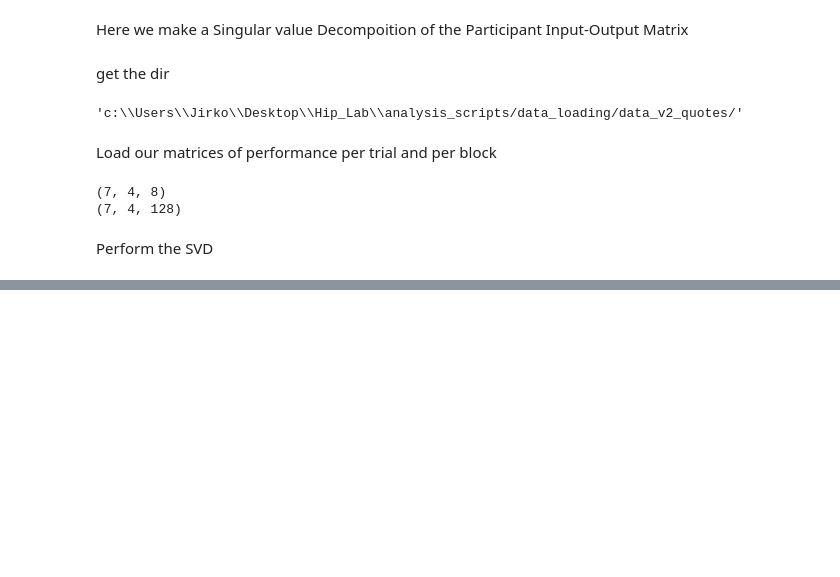
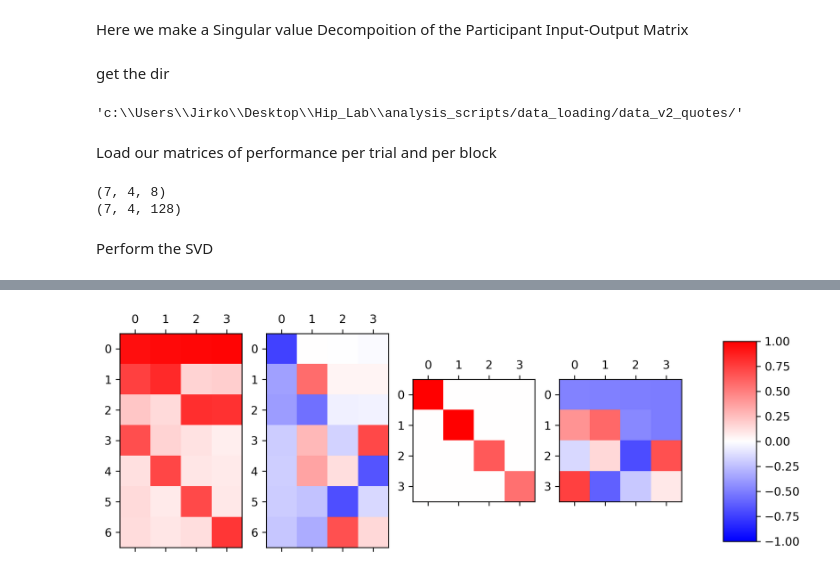
Before and after one commit to JirkoRu/analysis_scripts, a Jupyter notebook: SVD_Plot/SVD_plot.ipynb, the cells around one changed output, grey strips where cells are left out. Saved outputs shown, nothing was run; the diff lists cells and outputs as text; code cells hidden in the pictures; blank space fills up the shorter version.

Commit message:
made first SVD Plot

```diff
--- a/SVD_Plot/SVD_plot.ipynb
+++ b/SVD_Plot/SVD_plot.ipynb
@@ -32,4 +33,15 @@ print(in_out_matrix_trialwise.shape)
 Perform the SVD
 # %%
 # u corresponds to left singular vectors, vt to right singular vectors, and s has singular values on the diagonal
-u, s, vt = np.linalg.svd(in_out_matrix[:,:,0], full_matrices=True)
+test = in_out_matrix[:,:,7]
+u, s, vt = np.linalg.svd(test, full_matrices=False)
+s = np.diag(s)
+
+# change the sign of singular vectors for comparability with saxe et al. 2019
+u[:,[0,2,3]] *= -1
+vt[[0,2,3], :] *= -1
+
+print(in_out_matrix[:,:,7].shape)
+print(u.shape, s.shape, vt.shape)
+print(u)
+print(s)
@@ -35,0 +64,73 @@ u, s, vt = np.linalg.svd(in_out_matrix[:,:,0], full_matrices=True)
+# %%
+# custom function for the cmap
+
+def truncate_colormap(cmap, minval=0.0, maxval=1.0, n=100):
+    new_cmap = colors.LinearSegmentedColormap.from_list(
+        'trunc({n},{a:.2f},{b:.2f})'.format(n=cmap.name, a=minval, b=maxval),
+        cmap(np.linspace(minval, maxval, n)))
+    return new_cmap
+
+
+def plot_SVD(u, s, vt, in_out_matrix, fig_name, fig_title, unit_str, increment):
+    # Define figure
+    fig, axes = plt.subplots(1, 4, figsize=(10, 4), dpi=300, facecolor='w')
+    cmap = plt.get_cmap('bwr')
+    # cmap = truncate_colormap(cmap, 0, 1)
+
+    # list of input, singular vectors and singular values for looping
+    matrices = [in_out_matrix, u, s, vt]
+
+    # Average per bloc
+    for i, ax in enumerate(axes.flatten()):
+        im = ax.matshow(matrices[i], cmap=cmap, vmin = -1, vmax = 1)
+
+    # # remove the ticks and make tick labels
+    # y_tick_labels = ['Derd','Lorp','Reng','Stad', 'Blap', 'Culp', 'Wost']
+    # x_tick_labels = ['Class 1/2', 'Class 3/4', 'Class 5/6', 'Class 7/8']
+
+    # for i, ax in enumerate(axes.flatten()):
+
+    #     ax.set_title(unit_str + " " + str(i* increment+1), fontweight='bold', fontsize = 10)
+
+    #     # make grid
+    #     ax.set_xticks(np.arange(-.5, len(x_tick_labels)), minor=True)
+    #     ax.set_yticks(np.arange(-.5, len(y_tick_labels)), minor=True)
+    #     # Gridlines based on minor ticks
+    #     ax.grid(which='minor', color='k', linestyle='-', linewidth=1)
+
+    #     # remove ticks
+    #     ax.tick_params(which='both', left=False, right=False, top=False, bottom=False, pad=1)
+
+    #     ax.set_xticks(range(len(x_tick_labels)))
+    #     ax.set_xticklabels(x_tick_labels, rotation= -45, fontsize=6, ha="left", rotation_mode="anchor")
+
+    #     if i % 4 == 0:
+    #         ax.set_ylabel("Properties",fontweight='bold', fontsize = 12)
+    #         ax.set_yticks(range(len(y_tick_labels)))
+    #         ax.set_yticklabels(y_tick_labels, fontsize=7)
+    #         ax.tick_params(labeltop=False, labelbottom = True)
+
+    #     else:
+    #         ax.tick_params(labelleft=False, labeltop=False, labelbottom = True)
+
+    # add a supertitle
+    # fig.suptitle(fig_title, fontweight='bold', fontsize = 16)
+
+    # add a colourbar
+    fig.subplots_adjust(right=0.8)
+    cbar_ax = fig.add_axes([0.85, 0.2, 0.04, 0.6])
+    fig.colorbar(im, cax=cbar_ax)
+
+# plt.tight_layout()
+
+# fig.savefig(fig_name)
+
+# print(os.getcwd())
+plot_SVD(u, s, vt, test,
+                  'figure/in_out_matrix.svg',
+                  "Proportion of Participant Choices Across Blocks",
+                  "Block",
+                  1
+                )
+# %% [output]
+[figure, added]
```
Also changed, not shown: parts of 5 cells of this notebook.
